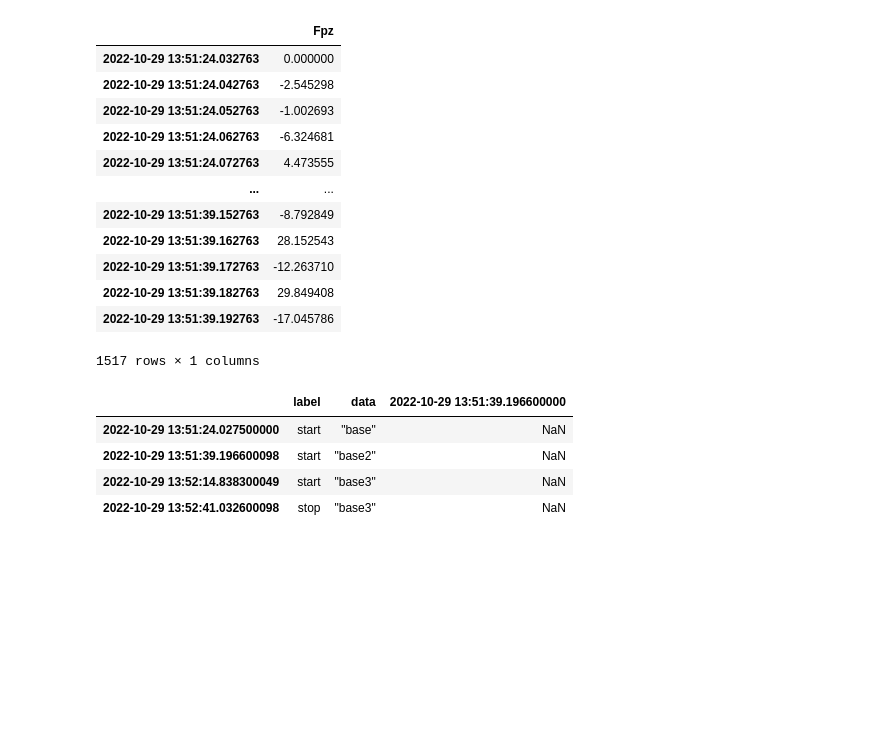
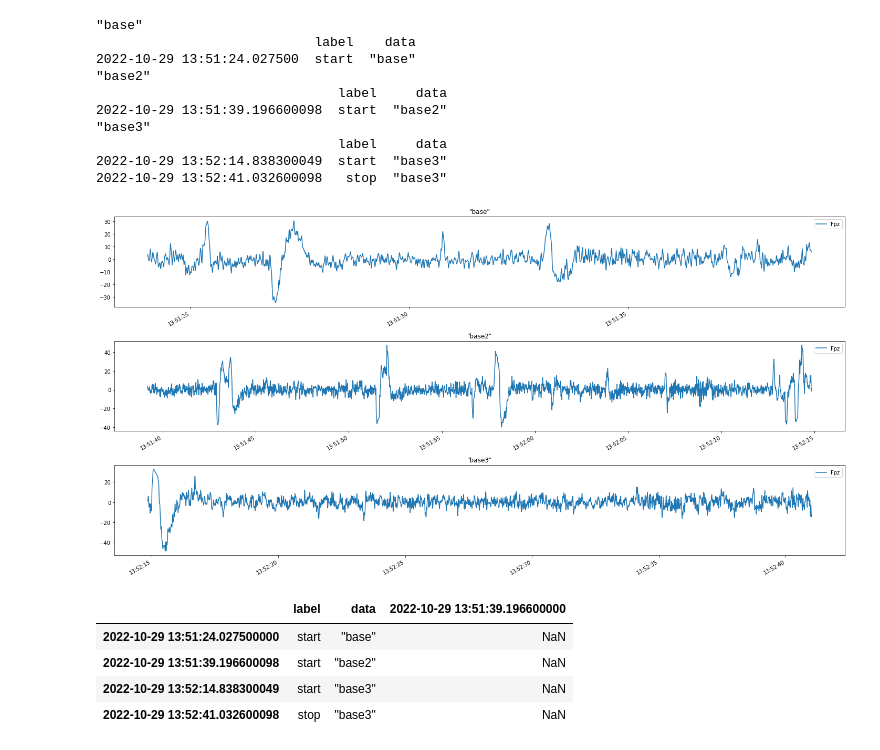
Before and after one commit to owalid/ntx-hackathon-2022, a Jupyter notebook: viz/viz.ipynb, the cells around one changed output. Drawn from its saved outputs; the diff is of its cells as text; code cells hidden in the pictures; blank space fills up the shorter version.

```diff
--- a/viz/viz.ipynb
+++ b/viz/viz.ipynb
@@ -33,11 +33,12 @@ def display_ts(ts_df, title):
     ts_df.plot(title=title)
     plt.show()
 
-def get_df_with_event(ts_df, event_df, d):
-    start_events = event_df.loc[(event_df.data == f'"{d}"')]
+def get_df_range_event(ts_df, event_df, d):
+    start_events = event_df.loc[(event_df.data == d)]
+    print(start_events)
     ref_start_date = start_events.index[0]
-    start = event_df.loc[(event_df.data == f'"{d}"') & (event_df.label == 'start')].index[0]
-    end = event_df.loc[(event_df.data == f'"{d}"') & (event_df.label == 'stop')].index
+    start = event_df.loc[(event_df.data == d) & (event_df.label == 'start')].index[0]
+    end = event_df.loc[(event_df.data == d) & (event_df.label == 'stop')].index
 
     if len(end) == 0:
         # Get the row after ref_start_date
@@ -46,24 +47,47 @@ def get_df_with_event(ts_df, event_df, d):
         end = end[0]
 
     return ts_df[start:end]
+
+def extract_classes(df_events):
+    classes = []
+    for index, row in df_events.iterrows():
+        if row['label'] == 'start' and row['data'] not in classes:
+            classes.append(row['data'])
+    return classes
+
+def viz_by_class(ts_df, event_df):
+    '''
+        This function will plot the time series for each class
+    '''
+    classes = extract_classes(event_df)
+
+    fig, axes = plt.subplots(nrows=len(classes), ncols=1, figsize=(20, 10))
+
+    for c in classes:
+        print(c)
+        ts = get_df_range_event(ts_df, event_df, c)
+        ts.plot(ax=axes[classes.index(c)], title=c)
+
+    fig.tight_layout()
+    plt.show()
 # %%
 (df_raw, df_events, df_filtered, df_bands) = get_dfs()
 # %%
-get_df_with_event(df_raw, df_events, 'base')
+get_df_range_event(df_raw, df_events, '"base"')
-# %% [output]
-|  | Fpz |
-| 2022-10-29 13:51:24.032763 | 0.000000 |
-| 2022-10-29 13:51:24.042763 | -2.545298 |
-| 2022-10-29 13:51:24.052763 | -1.002693 |
-| 2022-10-29 13:51:24.062763 | -6.324681 |
-| 2022-10-29 13:51:24.072763 | 4.473555 |
-| ... | ... |
-| 2022-10-29 13:51:39.152763 | -8.792849 |
-| 2022-10-29 13:51:39.162763 | 28.152543 |
-| 2022-10-29 13:51:39.172763 | -12.263710 |
-| 2022-10-29 13:51:39.182763 | 29.849408 |
-| 2022-10-29 13:51:39.192763 | -17.045786 |
-1517 rows × 1 columns
+# %%
+viz_by_class(df_filtered, df_events)
+# %% [output]
+"base"
+                            label    data
+2022-10-29 13:51:24.027500  start  "base"
+"base2"
+                               label     data
+2022-10-29 13:51:39.196600098  start  "base2"
+"base3"
+                               label     data
+2022-10-29 13:52:14.838300049  start  "base3"
+2022-10-29 13:52:41.032600098   stop  "base3"
+[figure, added]
 # %%
 df_events
 # %% [output]
```
Also changed, not shown: parts of 1 cell of this notebook.
